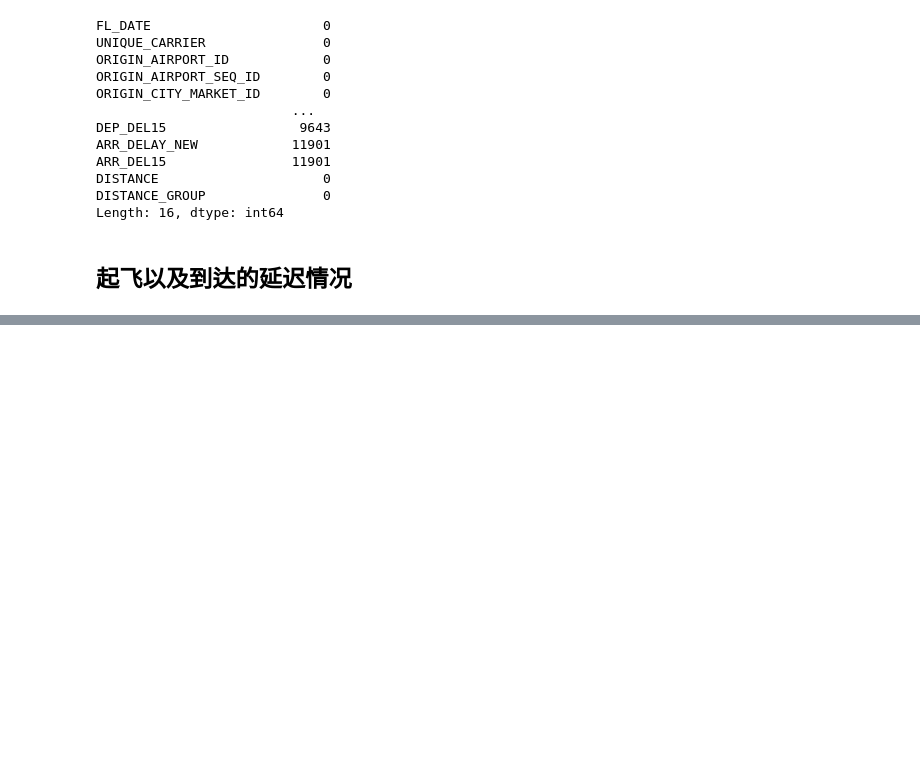
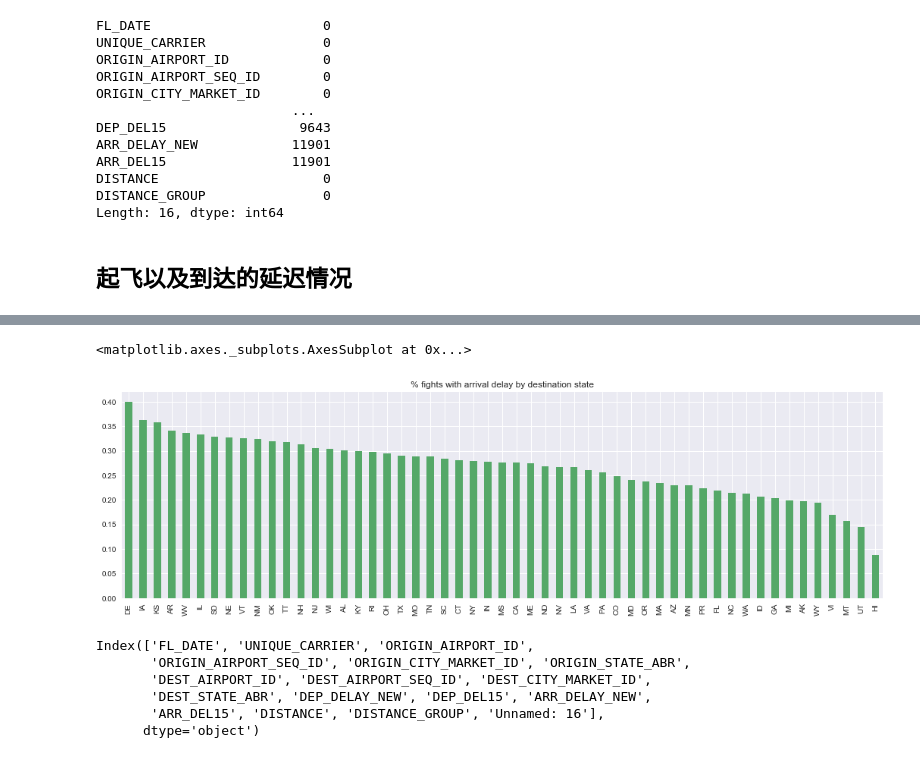
Before and after one commit to lqleon1214/data_analysis_test, a Jupyter notebook: chp7.3-airline performance.ipynb, the cells around one changed output, grey strips where cells are left out. Saved outputs shown, nothing was run; the diff lists cells and outputs as text; code cells hidden in the pictures; blank space fills up the shorter version.

```diff
--- a/chp7.3-airline performance.ipynb
+++ b/chp7.3-airline performance.ipynb
@@ -109,0 +260,14 @@ Length: 16, dtype: int64
+# %%
+pct_arrival_delay.sort_values(ascending=False).plot(kind='bar', color=colors[1], title="% fights with arrival delay by destination state")
+# %% [output]
+<matplotlib.axes._subplots.AxesSubplot at 0x...>
+[figure, added]
+# %%
+data.columns
+# %% [output]
+Index(['FL_DATE', 'UNIQUE_CARRIER', 'ORIGIN_AIRPORT_ID',
+       'ORIGIN_AIRPORT_SEQ_ID', 'ORIGIN_CITY_MARKET_ID', 'ORIGIN_STATE_ABR',
+       'DEST_AIRPORT_ID', 'DEST_AIRPORT_SEQ_ID', 'DEST_CITY_MARKET_ID',
+       'DEST_STATE_ABR', 'DEP_DELAY_NEW', 'DEP_DEL15', 'ARR_DELAY_NEW',
+       'ARR_DEL15', 'DISTANCE', 'DISTANCE_GROUP', 'Unnamed: 16'],
+      dtype='object')
```
Also changed, not shown: parts of 46 cells of this notebook.
